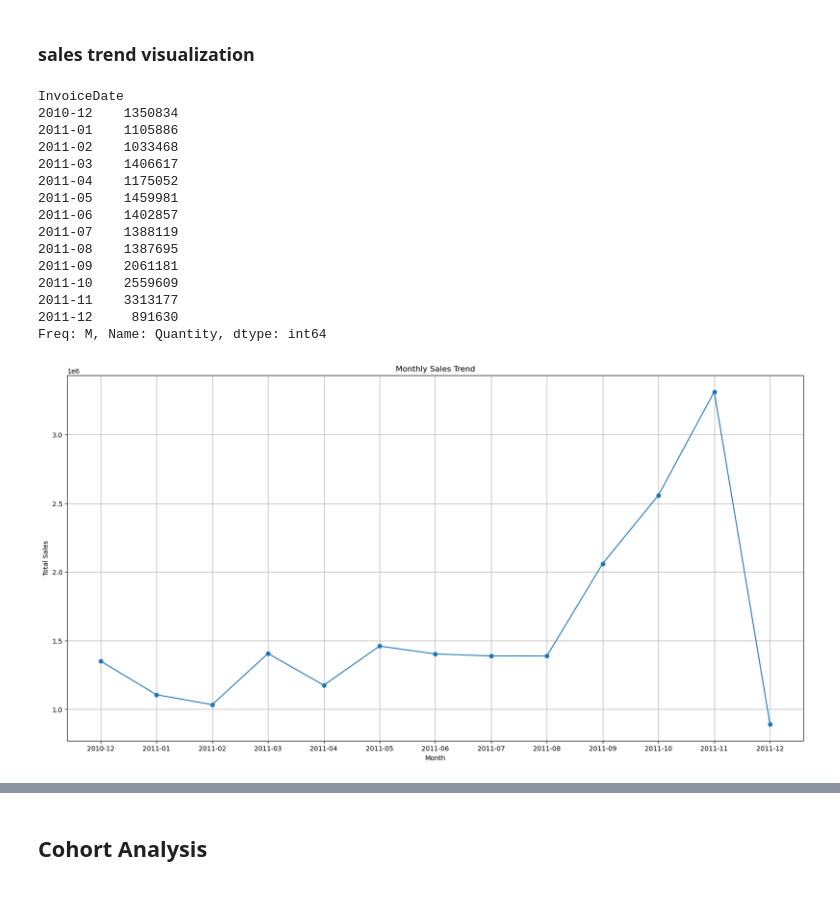
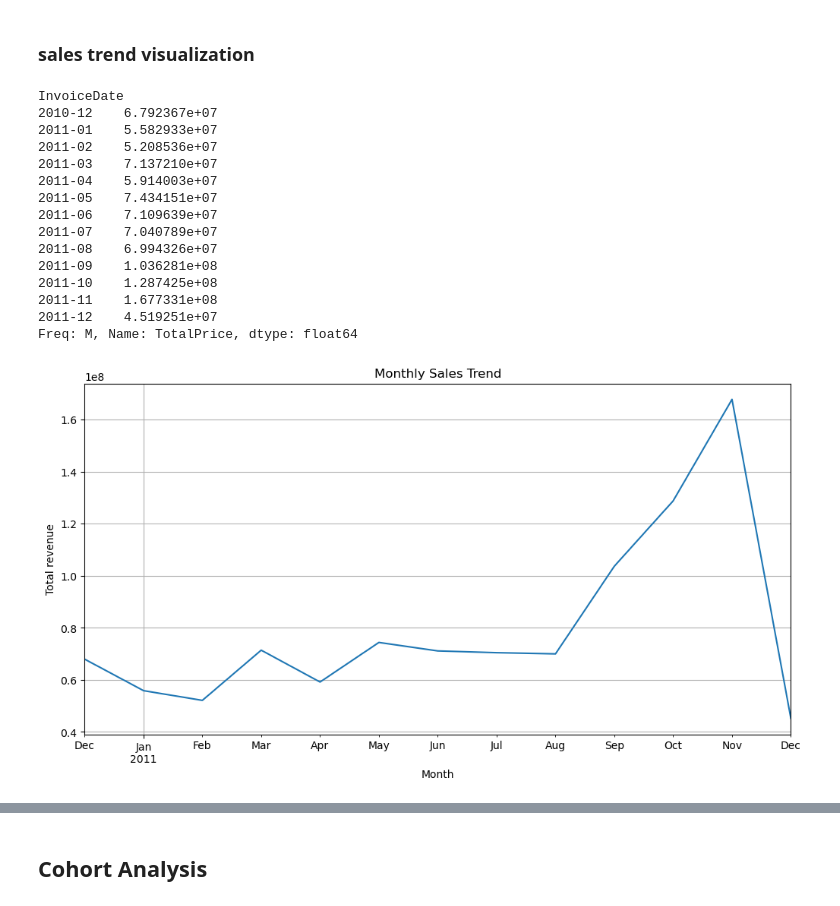
Before and after one commit to oyedeleazeezolawale/Eshop_pro_cohort_anaylsis, a Jupyter notebook: notebooks/cohort _analysis.ipynb, the cells around one changed output, grey strips where cells are left out. Drawn from its saved outputs; the diff is of its cells as text; code cells hidden in the pictures.

```diff
--- a/notebooks/cohort _analysis.ipynb
+++ b/notebooks/cohort _analysis.ipynb
@@ -196,37 +200,47 @@ plt.show()
 # %% [markdown]
 ### sales trend visualization
 # %%
-# Group the data by month and calculate the total monthly sales
-monthly_sales = df.groupby(df['InvoiceDate'].dt.to_period('M'))['Quantity'].sum()
+
+# sales trend over time
+monthly_sales = df.groupby(df['InvoiceDate'].dt.to_period('M'))['TotalPrice'].sum()
 # %%
 monthly_sales
 # %% [output]
 InvoiceDate
-2010-12    1350834
-2011-01    1105886
-2011-02    1033468
-2011-03    1406617
-2011-04    1175052
-2011-05    1459981
-2011-06    1402857
-2011-07    1388119
-2011-08    1387695
-2011-09    2061181
-2011-10    2559609
-2011-11    3313177
-2011-12     891630
-Freq: M, Name: Quantity, dtype: int64
+2010-12    6.792367e+07
+2011-01    5.582933e+07
+2011-02    5.208536e+07
+2011-03    7.137210e+07
+2011-04    5.914003e+07
+2011-05    7.434151e+07
+2011-06    7.109639e+07
+2011-07    7.040789e+07
+2011-08    6.994326e+07
+2011-09    1.036281e+08
+2011-10    1.287425e+08
+2011-11    1.677331e+08
+2011-12    4.519251e+07
+Freq: M, Name: TotalPrice, dtype: float64
+# %%
+# create folder one level up
+import os
+output_dir = os.path.join(os.path.dirname(os.getcwd()), 'visualizations')
+os.makedirs(output_dir,exist_ok=True)
 # %%
 
-# Create a line chart
-plt.figure(figsize=(20, 10))
-plt.plot(monthly_sales.index.strftime('%Y-%m'), monthly_sales.values, marker='o', linestyle='-')
+# Create a line chart and save
+
+plt.figure(figsize=(12, 6))
+monthly_sales.plot()
 plt.xlabel('Month')
-plt.ylabel('Total Sales')
+plt.ylabel('Total revenue')
 plt.title('Monthly Sales Trend')
 plt.grid(True)
 
+#save as png
+output_path = os.path.join(output_dir, 'monthly_sales_trend.png')
+
 # Display the plot
 plt.show()
 # %% [output]
-[figure, old version]
+[figure, new version]
```
Also changed, not shown: parts of 7 cells of this notebook, 1 other file.
